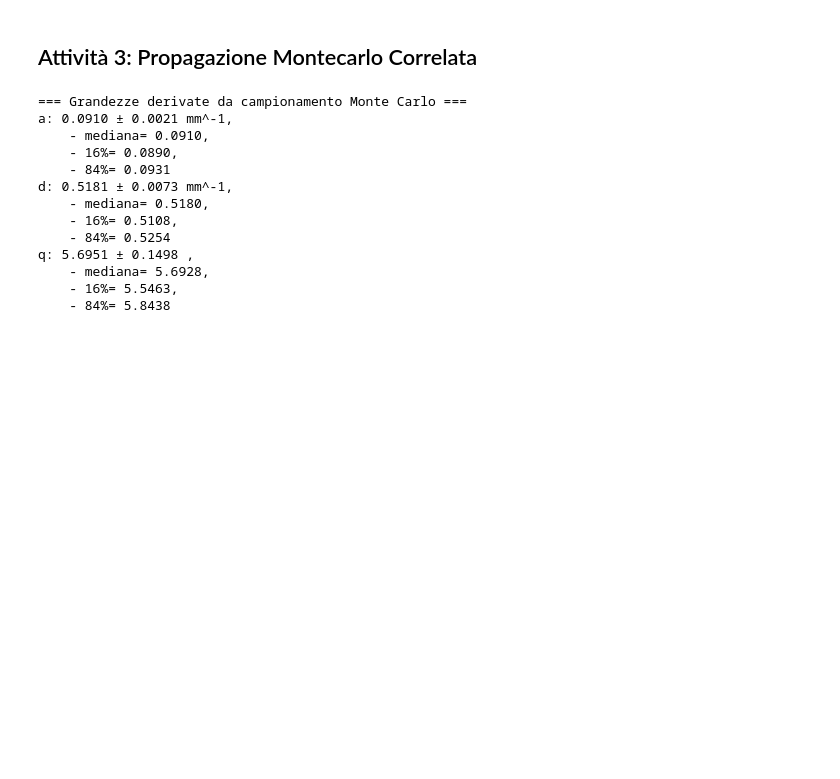
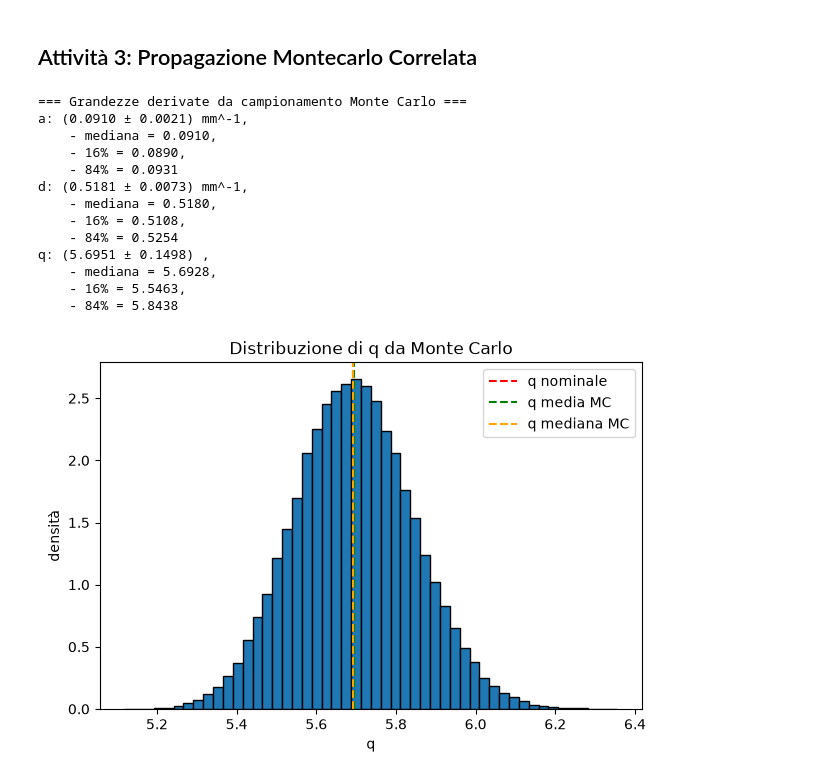
Before and after one commit to tommasomichelini/labemo, a Jupyter notebook: lab3/lab3.ipynb, the cells around one changed output. Drawn from its saved outputs; the diff is of its cells as text; code cells hidden in the pictures; blank space fills up the shorter version.

Commit message:
histo (da migliorare)

```diff
--- a/lab3/lab3.ipynb
+++ b/lab3/lab3.ipynb
@@ -131,46 +131,61 @@ La condizione sull'incertezza di q è verificata
 # %%
 M = 100_000
 
 rng = np.random.default_rng(20261003)
 campioni = rng.multivariate_normal(
     mean=z,
     cov=C_z,
     size=M
 )
 
 a_mc = campioni[:, 0] / (campioni[:, 2] * campioni[:, 3])
 d_mc = campioni[:, 1] / (campioni[:, 2] * campioni[:, 3])
 q_mc = campioni[:, 1] / campioni[:, 0]
 
 #verifica ammissibilità??
 
 def print_mc_results(name, value, unit=""):
     mc_mean = np.mean(value)
     mc_std = np.std(value,ddof=1)
     mc_median = np.median(value)
     mc_percentile = np.percentile(value, [16, 84])
 
-    print(f"""{name}: {mc_mean:.4f} ± {mc_std:.4f} {unit},
-    - mediana= {mc_median:.4f},
-    - 16%= {mc_percentile[0]:.4f},
-    - 84%= {mc_percentile[1]:.4f}""")
+    print(f"""{name}: ({mc_mean:.4f} ± {mc_std:.4f}) {unit},
+    - mediana = {mc_median:.4f},
+    - 16% = {mc_percentile[0]:.4f},
+    - 84% = {mc_percentile[1]:.4f}""")
 
 
 print("=== Grandezze derivate da campionamento Monte Carlo ===")
 print_mc_results("a", a_mc, "mm^-1")
 print_mc_results("d", d_mc, "mm^-1")
 print_mc_results("q", q_mc)
+
+u_q_mc = np.std(q_mc, ddof=1)
+
+
+plt.figure()
+plt.hist(q_mc, bins=50, density=True, edgecolor="black")
+plt.axvline(q, color="red", linestyle="--", label="q nominale")
+plt.axvline(np.mean(q_mc), color="green", linestyle="--", label="q media MC")
+plt.axvline(np.median(q_mc), color="orange", linestyle="--", label="q mediana MC")
+plt.xlabel("q")
+plt.ylabel("densità")
+plt.title("Distribuzione di q da Monte Carlo")
+plt.legend()
+plt.show()
 # %% [output]
 === Grandezze derivate da campionamento Monte Carlo ===
-a: 0.0910 ± 0.0021 mm^-1,
-    - mediana= 0.0910,
-    - 16%= 0.0890,
-    - 84%= 0.0931
-d: 0.5181 ± 0.0073 mm^-1,
-    - mediana= 0.5180,
-    - 16%= 0.5108,
-    - 84%= 0.5254
-q: 5.6951 ± 0.1498 ,
-    - mediana= 5.6928,
-    - 16%= 5.5463,
-    - 84%= 5.8438
+a: (0.0910 ± 0.0021) mm^-1,
+    - mediana = 0.0910,
+    - 16% = 0.0890,
+    - 84% = 0.0931
+d: (0.5181 ± 0.0073) mm^-1,
+    - mediana = 0.5180,
+    - 16% = 0.5108,
+    - 84% = 0.5254
+q: (5.6951 ± 0.1498) ,
+    - mediana = 5.6928,
+    - 16% = 5.5463,
+    - 84% = 5.8438
+[figure, added]
```
